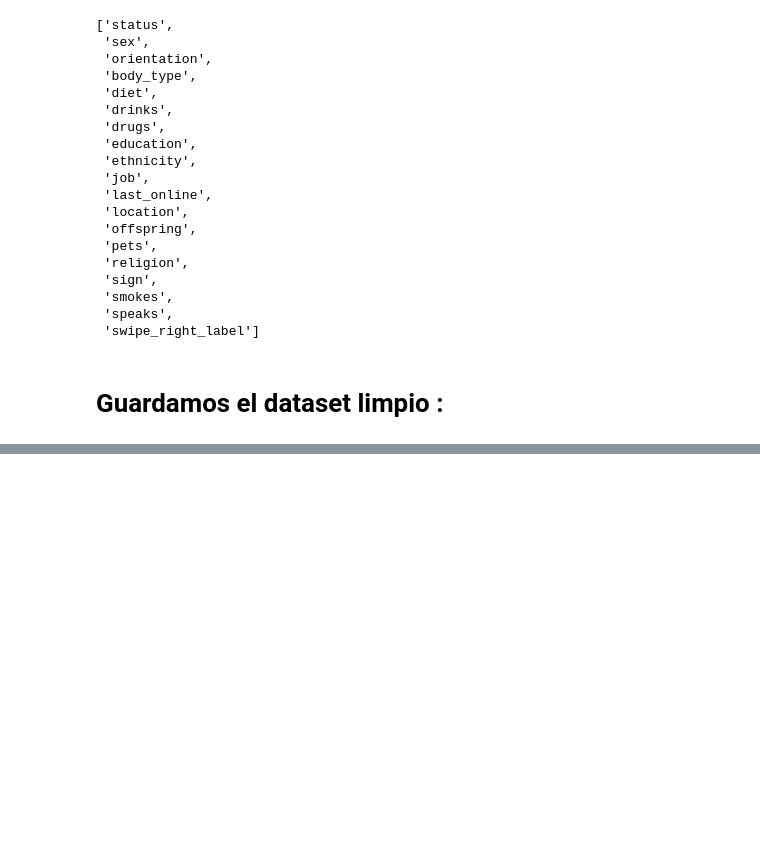
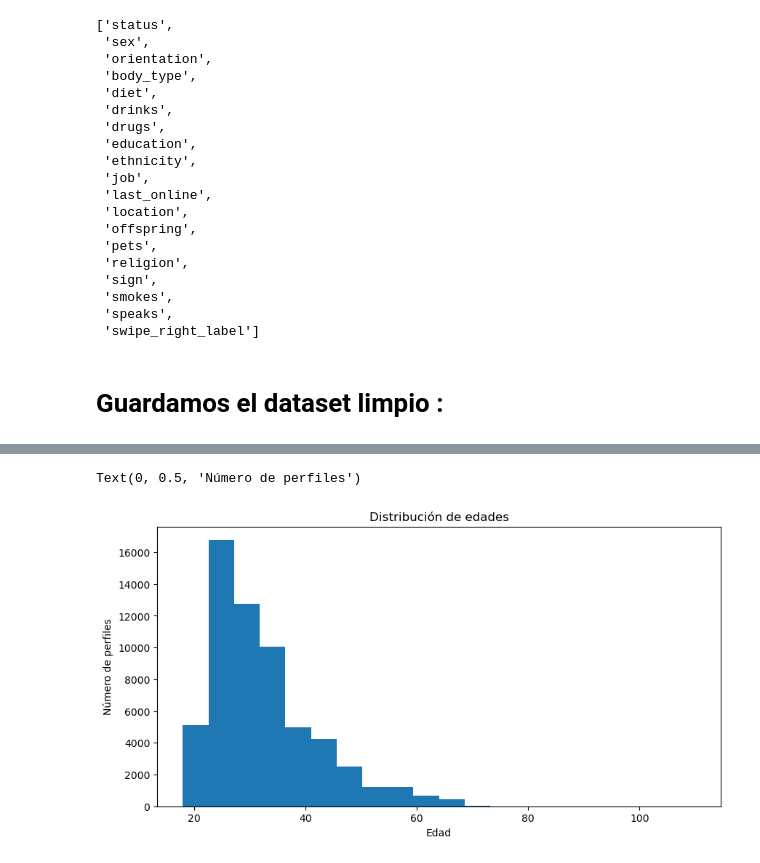
Before and after one commit to Isabel-GM/Ana-Isa, a Jupyter notebook: Analisis OkCupid.ipynb, the cells around one changed output, grey strips where cells are left out. Saved outputs shown, nothing was run; the diff lists cells and outputs as text; code cells hidden in the pictures; blank space fills up the shorter version.

```diff
--- a/Analisis OkCupid.ipynb
+++ b/Analisis OkCupid.ipynb
@@ -822,0 +842,9 @@ df.to_csv("okcupid_limpio_final.csv", index=False)
+# %%
+plt.figure(figsize=(10, 5))
+plt.hist(x='age', data=df_limpio, bins=20)
+plt.title('Distribución de edades')
+plt.xlabel('Edad')
+plt.ylabel('Número de perfiles')
+# %% [output]
+Text(0, 0.5, 'Número de perfiles')
+[figure, added]
```
Also changed, not shown: parts of 13 cells of this notebook.
